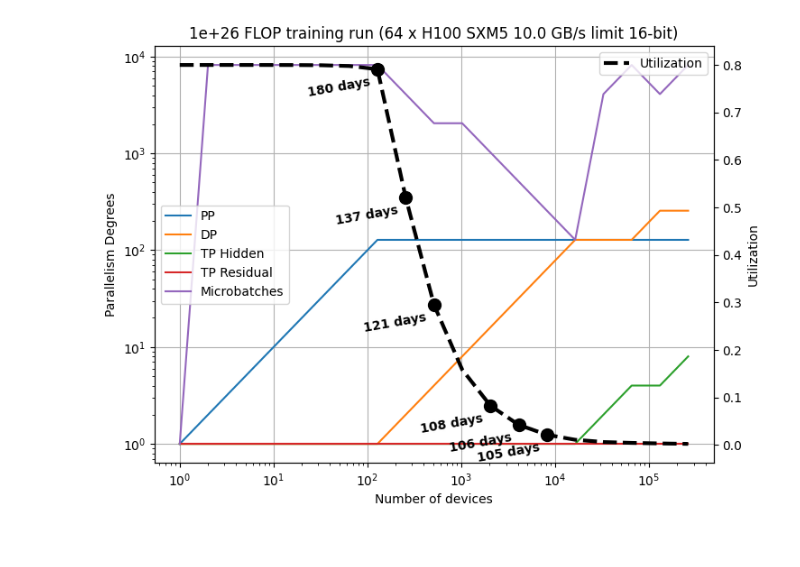
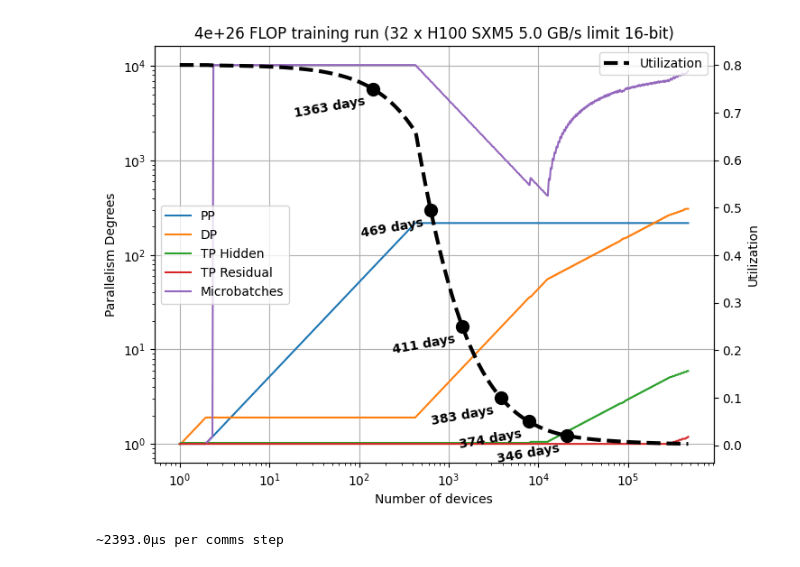
Before and after one commit to davidsj/ml_par_sim, a Jupyter notebook: run_optimizer2.ipynb, the cells around one changed output. Drawn from its saved outputs; the diff is of its cells as text; code cells hidden in the pictures.

```diff
--- a/run_optimizer2.ipynb
+++ b/run_optimizer2.ipynb
@@ -26,7 +26,7 @@ class ChinchillaOptimalModel:
         self.hidden_factor = hidden_factor
         self.N = np.sqrt(training_flop/120)               # number of parameters
         self.D = 20*self.N                                # number of training tokens
-        self.B = 4e6 * (training_flop/1e25)**(1/6)        # batch size, based on reciprocal of reducible loss
+        self.B = 2048*2048 * (training_flop/1e25)**(1/6)  # batch size, based on reciprocal of reducible loss
         self.L = 120 * (training_flop/1e25)**(1/6)        # number of residual blocks
         self.d = np.sqrt(self.N/(2*hidden_factor*self.L)) # residual dimension
 
@@ -65,7 +65,10 @@ class Device:
             # If p > 1, in this case a device on the network fabric does the
             # actual reduction and broadcast and we only need to transmit and
             # receive n words.
-            return (p > 1)*(2*n)
+            #
+            # We use a smooth underestimate of this: 2(p-1)n/p.
+            return 2*(p - 1)*n/p
+            # return (p > 1)*(2*n)
         else:
             # In this case we assume a bandwidth-optimal reduce-scatter +
             # multicast communication pattern, where each device is responsible
@@ -145,7 +148,7 @@ class Device:
         net_io    += self.all_reduce_communication(d_out_local*b_local, tp_in) # All-reduce activations.
 
         # Backward pass (weight gradients).
-        flop      += 2*N_local*b_local                                         # Compute weight gradients: dL/dW = (dL/dY)X^T.
+        flop      += 2*N_local*b_local                                         # Compute weight gradients: ∂L/∂W = (∂L/∂Y)X^T.
         global_io += 2*N_local                                                 # Accumulate weight gradients (read + write).
         # Note: On the gradient accumulation step for the first microbatch,
         # we're overcounting global IO because technically there's no read
@@ -158,7 +161,7 @@ class Device:
 
         # Backward pass (activation gradients).
         global_io += N_local                                                   # Read weights.
-        flop      += 2*N_local*b_local                                         # Compute input gradients: dL/dX = W^T(dL/dY).
+        flop      += 2*N_local*b_local                                         # Compute input gradients: ∂L/∂X = W^T(∂L/∂Y).
         net_io    += self.all_reduce_communication(d_in_local*b_local, tp_out) # All-reduce input gradients.
 
         # Total time for each type of operation. (base_util due to thermal
@@ -245,15 +248,16 @@ class Device:
         batch_secs, _ = self.model_batch_secs(model, parallelism)
         return num_batches*batch_secs
 # %%
+granularity = 0.025
 def add_next_parallelism(device, model, par):
     par_last = par[-1]
 
     # Consider doubling each of the four parallelism degrees.
-    pars = (np.ones((4, 4)) + np.eye(4))*[par_last.pp, par_last.dp, par_last.tp_hidden, par_last.tp_residual]
+    pars = (np.ones((4, 4)) + granularity*np.diag([1, 1, 1, 1]))*[par_last.pp, par_last.dp, par_last.tp_hidden, par_last.tp_residual]
 
     # For each parallelism configuration, consider all power of 2 microbatch
     # counts between 1 and 2^22.
-    idx_par, idx_mb = [x.flatten() for x in np.meshgrid(np.arange(4), np.arange(23))]
+    idx_par, idx_mb = [x.flatten() for x in np.meshgrid(np.arange(4), np.arange(0, 23, granularity))]
     pp, dp, tp_hidden, tp_residual = pars[idx_par].T
     n_microbatches_per_batch = 2**idx_mb
 
@@ -273,20 +277,20 @@ def add_next_parallelism(device, model, par):
 # %%
 a100 = Device('A100', 623.7e12, 1555e9, 600e9)
 h100 = Device('H100 SXM5', 1979e12, 3352e9, 900e9)
-bw_limit = 10e9
-h100_rest = Device(f'H100 SXM5 {bw_limit/1e9:.1f} GB/s limit', 1979e12, 3352e9, bw_limit)
-h100_64pod = Device(f'64 x H100 SXM5 {bw_limit/1e9:.1f} GB/s limit', 64*1979e12, 64*3352e9, bw_limit, max_n_devices=250e3)
-device = h100_64pod
-model = ChinchillaOptimalModel(1e26)
 
-par = Parallelism(*[np.array([1])]*5)
+bw_limit = 5e9
+pod_size = 32
+h100_pod = Device(f'{pod_size} x H100 SXM5 {bw_limit/1e9:.1f} GB/s limit',
+                  pod_size*h100.flop_per_sec_8bit,
+                  pod_size*h100.global_Bps,
+                  bw_limit,
+                  max_n_devices=15e6/pod_size)
+device = h100_pod
+model = ChinchillaOptimalModel(4e26)
 
-theoretical_flop_per_sec = par.n_devices*device.flop_per_sec_8bit/model.bytewidth
-actual_flop_per_sec = model.training_flop/device.model_train_secs(model, par)
-util = actual_flop_per_sec/theoretical_flop_per_sec
-full_util = util >= 0.9999*device.base_util
-par = par[full_util]
-for i in np.arange(np.log2(device.max_n_devices/par.n_devices[-1])):
+par = Parallelism(*np.array([1, 1, 1, 1, 1]).reshape(-1, 1))
+
+for i in np.arange(np.log2(device.max_n_devices/par.n_devices[0])/np.log2(1 + granularity)):
     par = add_next_parallelism(device, model, par)
 
 theoretical_flop_per_sec = par.n_devices*device.flop_per_sec_8bit/model.bytewidth
@@ -297,33 +301,39 @@ util = actual_flop_per_sec/theoretical_flop_per_sec
 fig, ax = plt.subplots(figsize=(8, 6))
 ax.set_title(f'{model.training_flop} FLOP training run ({device.name} {model.bytewidth*8}-bit)')
 ax.set_xlabel('Number of devices')
 ax.set_ylabel('Parallelism Degrees')
 ax.plot(par.n_devices, par.pp, label='PP')
 ax.plot(par.n_devices, par.dp, label='DP')
 ax.plot(par.n_devices, par.tp_hidden, label='TP Hidden')
 ax.plot(par.n_devices, par.tp_residual, label='TP Residual')
-ax.plot(par.n_devices, par.n_microbatches_per_batch, label='Microbatches')
+ax.plot(par.n_devices[par.pp > 1], par.n_microbatches_per_batch[par.pp > 1], label='Microbatches')
 ax.legend()
 ax.set_xscale('log')
 ax.set_yscale('log')
 
 ax2 = ax.twinx()
 ax2.set_ylabel('Utilization')
 ax2.plot(par.n_devices, util, label='Utilization', color='black', linestyle='--', linewidth=3)
 idxs = []
 training_days = training_secs/86400
 for u in [0.75, 0.5, 0.25, 0.1, 0.05, 0.02]:
     i = np.argmin(np.abs(util - u))
     idxs.append(i)
     ax2.annotate(f'{int(np.round(training_days[i]))} days', (par.n_devices[i], util[i]), xytext=(-5, -5),
                  textcoords='offset points', ha='right', va='top', rotation=10, fontsize=10, weight='bold')
     if np.all(util > u):
         break
 ax2.plot(par.n_devices[idxs], util[idxs], 'o', color='black', markersize=10)
 ax.legend(loc='center left')
 ax2.legend()
 
 ax.grid()
 # %% [output]
-[figure, old version]
+[figure, new version]
+# %%
+secs_per_batch = 1e7/(model.D/model.B)
+secs_per_step = secs_per_batch/(2*2*model.L) # fwd + bwd, reduce + bcast
+print(f'~{1e6*secs_per_step:.1f}µs per comms step')
+# %% [output]
+~2393.0µs per comms step
 # %%
```
Also changed, not shown: parts of 1 cell of this notebook.
